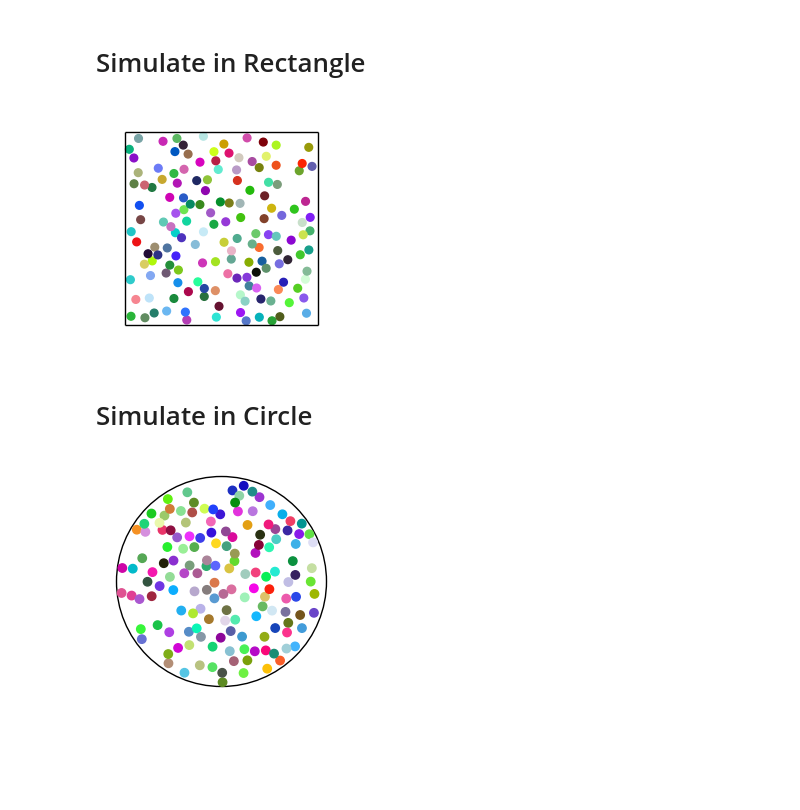
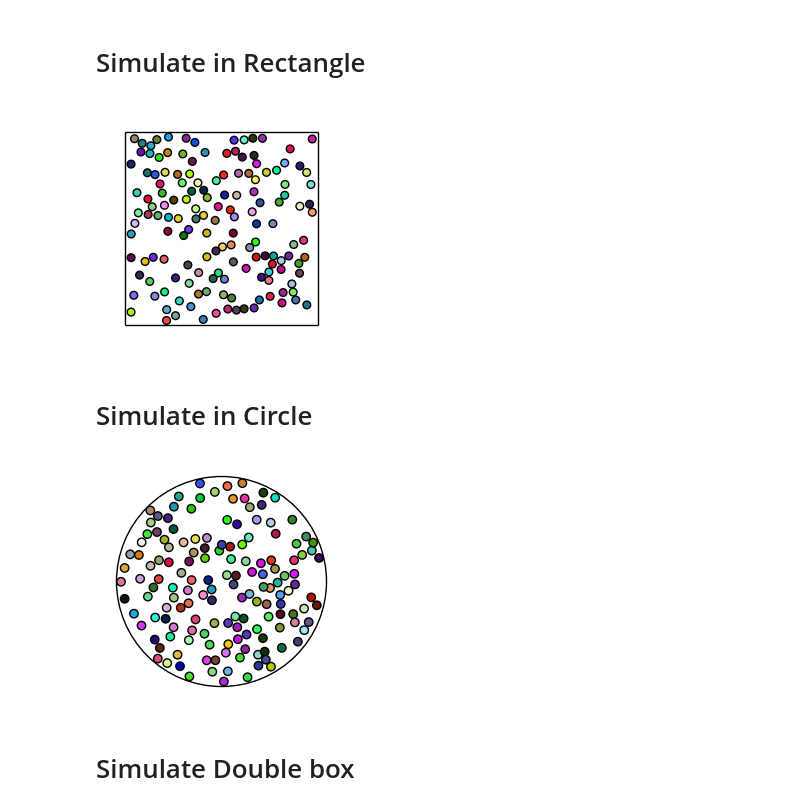
Before and after one commit to seba2390/ParticleSimulations, a Jupyter notebook: main.ipynb, the cells around one changed output. Cells and saved outputs as stored; diff of their text form; code cells hidden in the pictures; blank space fills up the shorter version.

```diff
--- a/main.ipynb
+++ b/main.ipynb
@@ -47,7 +46,7 @@ ax.vlines(x=width, ymin=0, ymax=height, ls='-', lw=wall_width, color='black')
 # Create Circle patches for the particles
 circles = []
 for particle in rectangle_scene.particles:
-    circle = plt.Circle(particle.position, particle.radius, color=particle.color, fill=True)
+    circle = plt.Circle(particle.position, particle.radius, facecolor=particle.color, edgecolor='black', fill=True)
     ax.add_patch(circle)
     circles.append(circle)
 
@@ -77,7 +76,7 @@ ani = FuncAnimation(fig, update, frames=adjusted_n_steps, interval=30, blit=True
 # Save animation to file (optional)
 ani.save(filename="rectangle_particle_simulation.gif", writer='pillow')
 # %% [output]
-[figure, old version]
+[figure, new version]
 # %% [markdown]
 # Simulate in Circle
 # %%
@@ -118,34 +117,36 @@ ax.add_patch(main_circle)
 # Create Circle patches for the particles
 circles = []
 for particle in circle_scene.particles:
-    circle = plt.Circle(particle.position, particle.radius, color=particle.color, fill=True)
+    circle = plt.Circle(particle.position, particle.radius, facecolor=particle.color, edgecolor='black', fill=True)
     ax.add_patch(circle)
     circles.append(circle)
 
 ax.set_xticks([])
 ax.set_yticks([])
 ax.set_aspect('equal', 'box')
 plt.axis('off')
 
 # Update function for the animation
 def update(frame):
     # Adjust frame based on skip_frames
     frame = frame * skip_frames
 
     # For each particle, get the position from its path_history at the adjusted frame
     for i, particle in enumerate(circle_scene.particles):
         if frame < len(particle.path_history):  # Ensure the frame doesn't exceed path_history length
             circles[i].center = particle.path_history[frame]  # Update position from path_history
 
     return circles
 
 # Adjust the number of frames based on the skip_frames parameter
 adjusted_n_steps = n_steps // skip_frames
 
 # Create the animation
 ani = FuncAnimation(fig, update, frames=adjusted_n_steps, interval=30, blit=True)
 
 # Save animation to file (optional)
 ani.save(filename="circle_particle_simulation.gif", writer='pillow')
 # %% [output]
-[figure, old version]
+[figure, new version]
+# %% [markdown]
+# Simulate Double box
```
Also changed, not shown: parts of 5 cells of this notebook, 4 other files.
